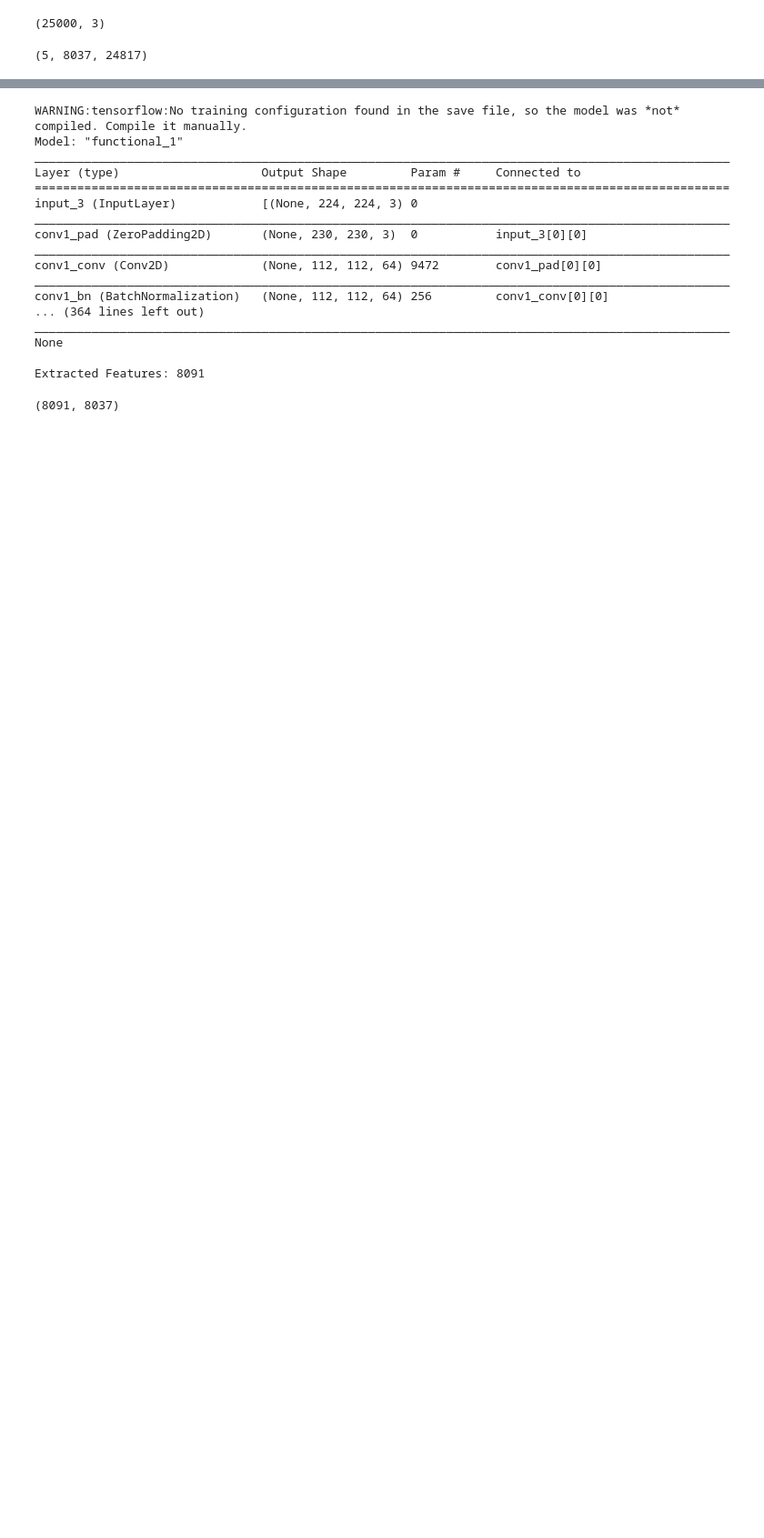
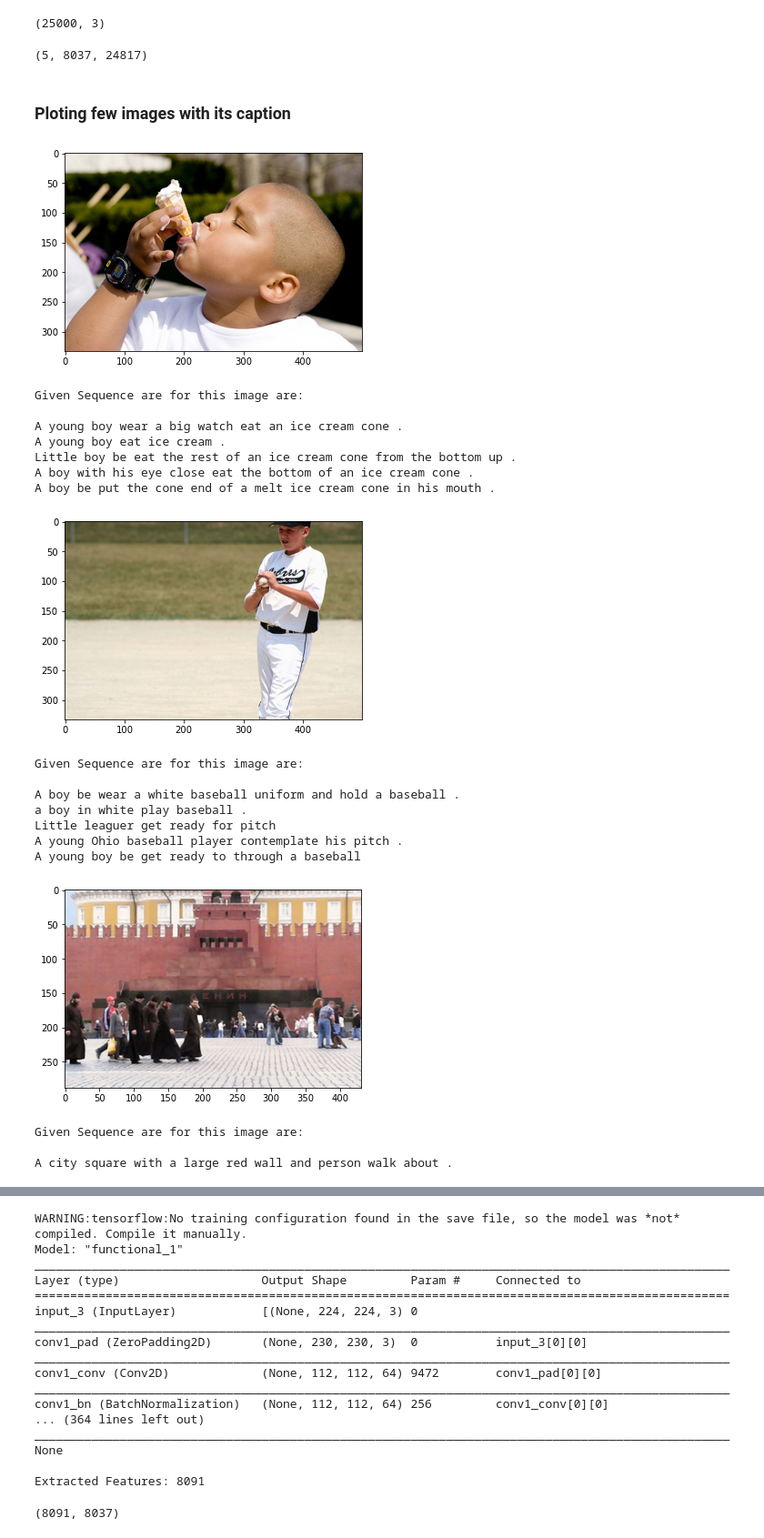
Before and after one commit to sourav-raj/image-caption-generation, a Jupyter notebook: image_caption_generator.ipynb, the cells around one changed output, grey strips where cells are left out. Shown: that part at 91% size. Drawn from its saved outputs; the diff is of its cells as text; code cells hidden in the pictures; blank space fills up the shorter version.

```diff
--- a/image_caption_generator.ipynb
+++ b/image_caption_generator.ipynb
@@ -30,20 +55,3 @@ from tensorflow.keras.layers import Input, Dense, LSTM, Embedding, Dropout, add,
 # %%
 image_directory='../../../data/explore/image_caption_generator/Image_captioning_Dataset/Flicker8k_Dataset/'
 img_caption_pkl=pd.read_pickle('../../../data/explore/image_caption_generator/set_0.pkl')
-# %%
-
-img_names, img_captionIds, img_captions=[], [], []
-for row in img_caption_pkl:
-    cnt_=sum([1  if char =='#' else 0 for char in row ])
-    if cnt_>1:
-        print(row, cnt_)
-    row=row.split('#')
-    img_name, img_caption=row[0], row[1]
-    captionId, caption = img_caption.split('\t')
-    img_names.append(img_name.split('.jpg')[0])
-    img_captionIds.append(captionId)
-    img_captions.append(caption)
-
-image_captions=pd.DataFrame({'image':img_names, 'captionId':img_captionIds, 'caption':img_captions})
-print(image_captions.shape)
-image_captions.head(2)
@@ -60,0 +60,5 @@ image_captions.head(2)
+# %%
+
+image_captions=read_image_caption(img_caption_pkl)
+print(image_captions.shape)
+image_captions.head(2)
@@ -72,11 +89,38 @@ image_captions.drop_duplicates().shape
 image_captions.captionId.nunique(), image_captions.image.nunique(), image_captions.caption.nunique()
 # %% [output]
 (5, 8037, 24817)
+# %% [markdown]
+### Ploting few images with its caption
 # %%
-# # image_directory='Image_captioning_Dataset/Flicker8k_Dataset'
-# for image in random.sample(list(image_captions.image), 3):
-#     plt.figure()
+# image_directory='Image_captioning_Dataset/Flicker8k_Dataset'
+for image in random.sample(list(image_captions.image), 3):
+    plt.figure()
+    im = img.imread(image_directory + '/'+ image + '.jpg')
+    plt.imshow(im)
+    plt.show()
+    print(f'Given Sequence are for this image are: \n')
+
+    for caption in image_captions[image_captions['image']==image].caption.values:#.iloc[0]
+        print(caption)
 #     print(image_captions[image_captions['image']==image].caption.iloc[0])
-#     im = img.imread(image_directory + '/'+ image + '.jpg')
-#     plt.imshow(im)
-#     plt.show()
+# %% [output]
+[figure, added]
+Given Sequence are for this image are:
+
+A young boy wear a big watch eat an ice cream cone .
+A young boy eat ice cream .
+Little boy be eat the rest of an ice cream cone from the bottom up .
+A boy with his eye close eat the bottom of an ice cream cone .
+A boy be put the cone end of a melt ice cream cone in his mouth .
+[figure, added]
+Given Sequence are for this image are:
+
+A boy be wear a white baseball uniform and hold a baseball .
+a boy in white play baseball .
+Little leaguer get ready for pitch
+A young Ohio baseball player contemplate his pitch .
+A young boy be get ready to through a baseball
+[figure, added]
+Given Sequence are for this image are:
+
+A city square with a large red wall and person walk about .
```
Also changed, not shown: parts of 52 cells of this notebook, 6 other files.
